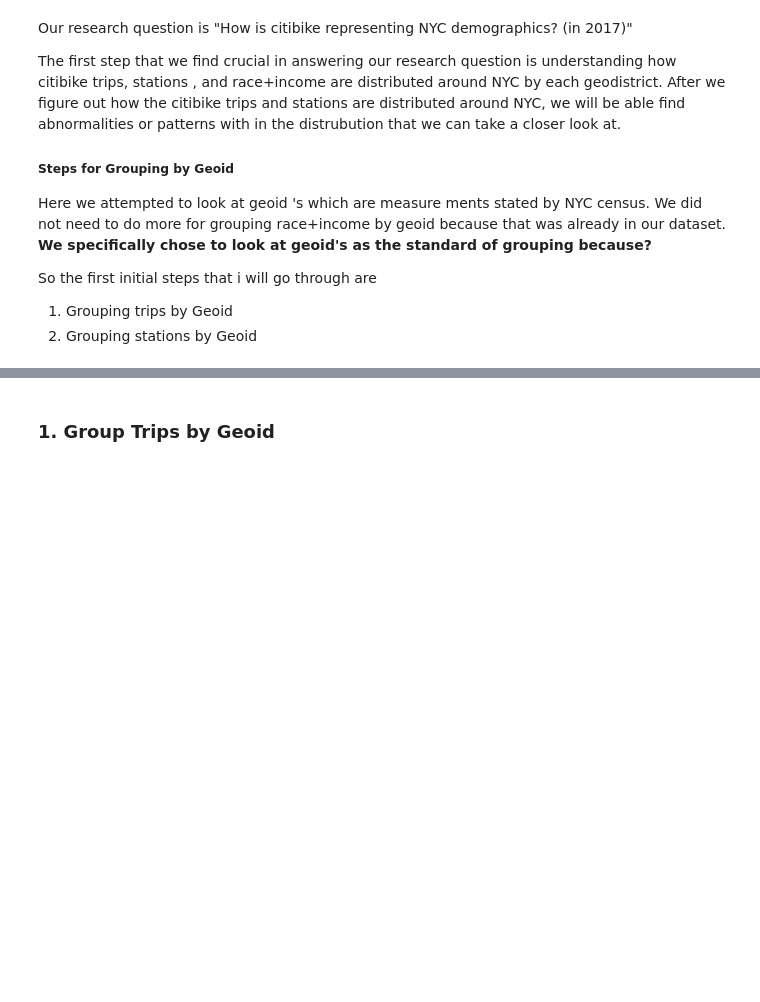
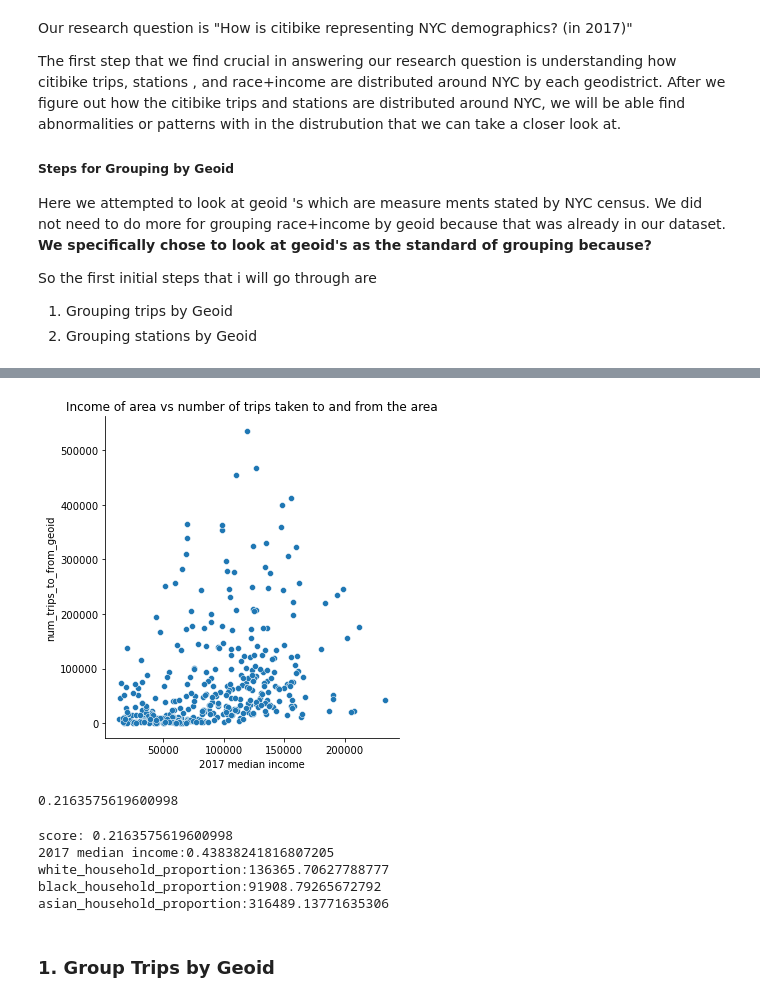
Before and after one commit to shljessie/INFO-2950, a Jupyter notebook: project_phase_submissions/phase4.ipynb, the cells around one changed output, grey strips where cells are left out. Saved outputs shown, nothing was run; the diff lists cells and outputs as text; code cells hidden in the pictures; blank space fills up the shorter version.

```diff
--- a/project_phase_submissions/phase4.ipynb
+++ b/project_phase_submissions/phase4.ipynb
@@ -313,3 +364,25 @@ So the first initial steps that i will go through are
+# %%
+sns.relplot(x='2017 median income',y='num_trips_to_from_geoid',data=race_income_trips)
+plt.title('Income of area vs number of trips taken to and from the area')
+plt.show()
+# %% [output]
+[figure, added]
+# %%
+predictor_vars = ['2017 median income','white_household_proportion','black_household_proportion','asian_household_proportion']
+lr_model = LinearRegression()
+lr_model.fit(race_income_trips[predictor_vars],race_income_trips['num_trips_to_from_geoid'])
+# %% [output]
+0.2163575619600998
+# %%
+print("score:",lr_model.score(race_income_trips[predictor_vars],race_income_trips['num_trips_to_from_geoid']))
+for i,var in enumerate(predictor_vars):
+    print(var+":"+str(lr_model.coef_[i]))
+# %% [output]
+score: 0.2163575619600998
+2017 median income:0.43838241816807205
+white_household_proportion:136365.70627788777
+black_household_proportion:91908.79265672792
+asian_household_proportion:316489.13771635306
 # %%
 trip = pd.read_csv('../../Desktop/citibike-nyc/data_exploration/clean_trip_data.csv')
 # %%
```
Also changed, not shown: parts of 37 cells of this notebook.
